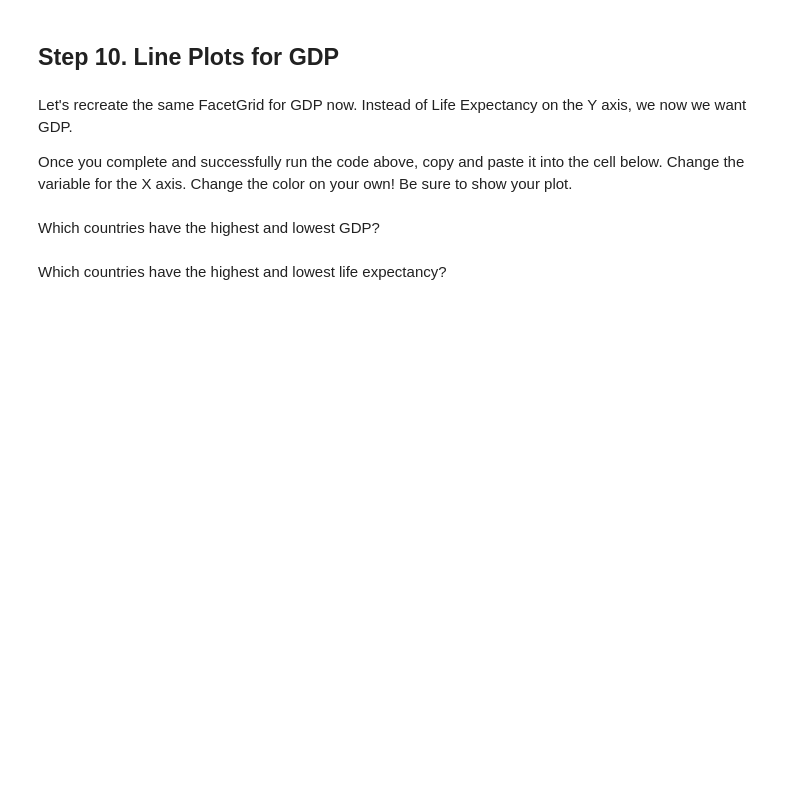
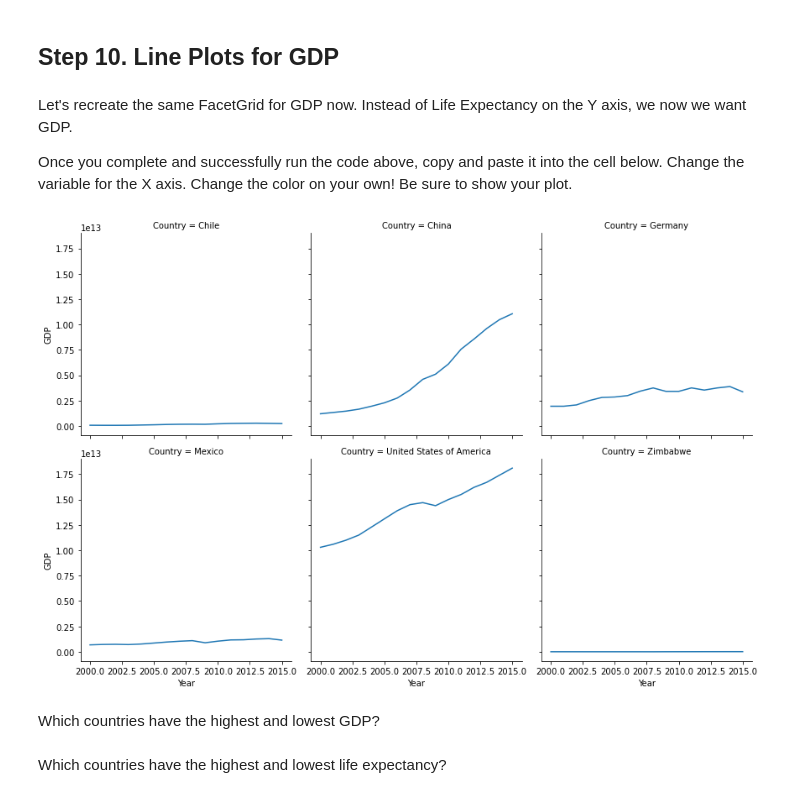
Before and after one commit to rickysoo/life_expectancy_gdp, a Jupyter notebook: life_expectancy_gdp.ipynb, the cells around one changed output. Cells and saved outputs as stored; diff of their text form; code cells hidden in the pictures; blank space fills up the shorter version.

```diff
--- a/life_expectancy_gdp.ipynb
+++ b/life_expectancy_gdp.ipynb
@@ -313,6 +292,12 @@ What are your first impressions looking at the visualized data?
 Let's recreate the same FacetGrid for GDP now. Instead of Life Expectancy on the Y axis, we now we want GDP.
 
 Once you complete and successfully run the code above, copy and paste it into the cell below. Change the variable for the X axis. Change the color on your own! Be sure to show your plot.
+# %%
+g = sns.FacetGrid(df, col = 'Country', col_wrap = 3, height = 4)
+g = (g.map(plt.plot, 'Year', 'GDP').add_legend())
+plt.show()
+# %% [output]
+[figure, added]
 # %% [markdown]
 Which countries have the highest and lowest GDP?
 # %% [markdown]
```
Also changed, not shown: parts of 5 cells of this notebook.
